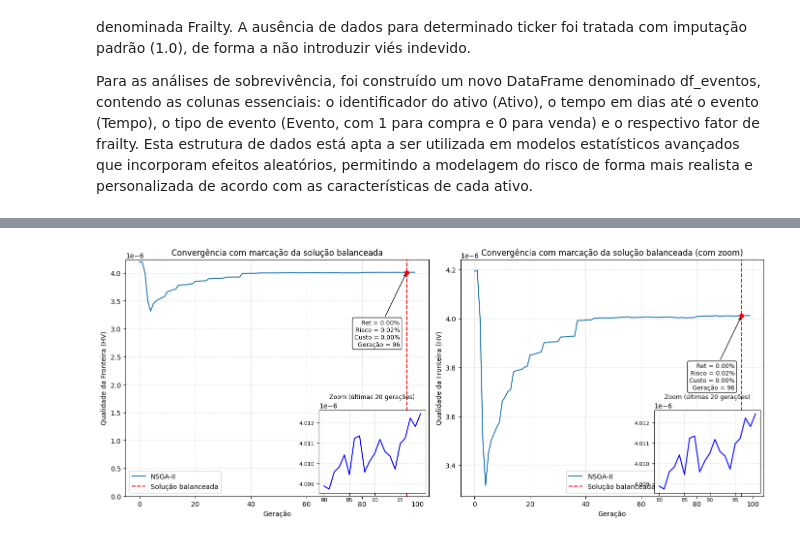
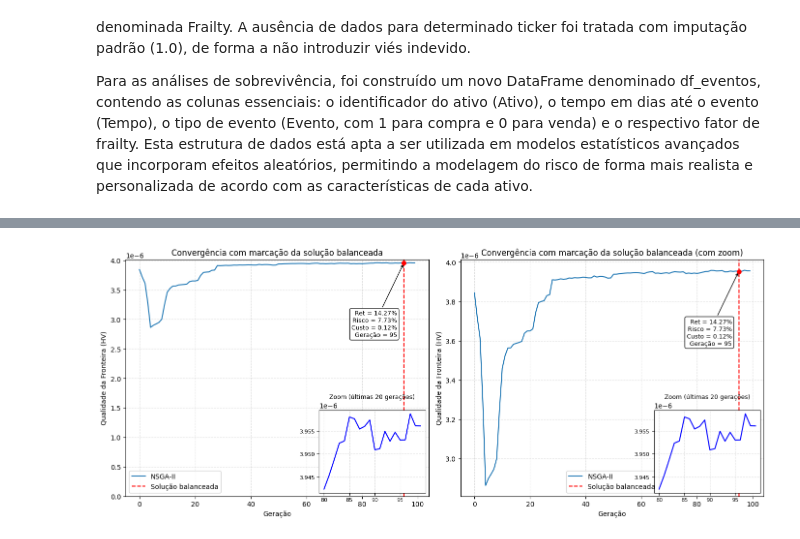
Before and after one commit to uervitonsantos/Otimizacao-Carteiras-Investimentos-Com-Rebalanceamentos, a Jupyter notebook: Otimização_de_Carteiras_de_Investimentos_com_Rebalanceamentos.ipynb, the cells around one changed output, grey strips where cells are left out. Cells and saved outputs as stored; diff of their text form; code cells hidden in the pictures.

```diff
--- a/Otimização_de_Carteiras_de_Investimentos_com_Rebalanceamentos.ipynb
+++ b/Otimização_de_Carteiras_de_Investimentos_com_Rebalanceamentos.ipynb
@@ -738,7 +794,7 @@ Essa configuração permitiu a exploração eficiente do espaço de soluções,
 # Configurar algoritmo NSGA-II
 # -----------------------------
 algorithm_nsga2 = NSGA2(
-    pop_size=100,                               # tamanho da população
+    pop_size=50,                                # tamanho da população
     sampling=FloatRandomSampling(),             # amostragem inicial aleatória contínua
     crossover=SBX(prob=0.9, eta=15),            # operador de crossover Simulated Binary
     mutation=PM(eta=20),                        # operador de mutação polinomial
@@ -771,7 +849,7 @@ Para fins de interpretação visual, foi criado um gráfico com a curva de evolu
 # %%
-# -----------------------------
-# Calcular HV por geração
-# -----------------------------
+# ----------------------------------------
+# Cálculo do Hipervolume (HV) por geração
+# ----------------------------------------
 
 all_F = np.vstack([gen.pop.get("F") for gen in res_nsga2.history])
 ref_point = np.max(all_F, axis=0) * 1.1  # ponto de referência 10% acima do pior valor em cada objetivo
@@ -824,7 +902,7 @@ def plot_hv(ax, hv_values, title, show_annotation=False, ylim_zero=False):
         y_text = ax.get_ylim()[1] * 0.95
 
         ax.annotate(
-            f'Ret = {-melhor_obj[0]*100:.2f}%\nRisco = {melhor_obj[1]*100:.2f}%\nCusto = {melhor_obj[2]*100:.2f}%\nGeração = {geracao_melhor_balanceada}',
+            f'Ret = {-melhor_obj[0]*1000000:.2f}%\nRisco = {melhor_obj[1]*100000:.2f}%\nCusto = {melhor_obj[2]*100000000:.2f}%\nGeração = {geracao_melhor_balanceada}',
             xy=(geracao_melhor_balanceada, hv_values[geracao_melhor_balanceada]),
             xytext=(-10, -70),  # mais à direita (x) e mais abaixo (y)
             textcoords='offset points',
@@ -838,31 +916,31 @@ def plot_hv(ax, hv_values, title, show_annotation=False, ylim_zero=False):
         # Inserir gráfico de zoom no canto inferior direito
         ax_inset = inset_axes(ax, width="35%", height="35%", loc="lower right")
         zoom_start = max(0, len(hv_values) - 20)
         zoom_end = len(hv_values)
         ax_inset.plot(np.arange(zoom_start, zoom_end), hv_values[zoom_start:zoom_end], color='blue')
         ax_inset.set_title("Zoom (últimas 20 gerações)", fontsize=9)
         ax_inset.grid(True, linestyle='--', alpha=0.4)
         ax_inset.tick_params(labelsize=8)
 
     ax.set_title(title)
     ax.set_xlabel("Geração")
     ax.set_ylabel("Qualidade da Fronteira (HV)")
     ax.grid(True, linestyle='--', alpha=0.4)
     ax.legend()
 
 # -----------------------------
 # Criar gráfico com subplots lado a lado
 # -----------------------------
 
 fig, (ax1, ax2) = plt.subplots(1, 2, figsize=(14, 6))
 
 # Gráfico com anotação e zoom
 plot_hv(ax1, hv_values, "Convergência com marcação da solução balanceada", show_annotation=True, ylim_zero=True)
 
 # Gráfico com y iniciando em zero
 plot_hv(ax2, hv_values, "Convergência com marcação da solução balanceada (com zoom)", show_annotation=True, ylim_zero=False)
 
 plt.tight_layout()
 plt.show()
 # %% [output]
-[figure, old version]
+[figure, new version]
```
Also changed, not shown: parts of 23 cells of this notebook.
